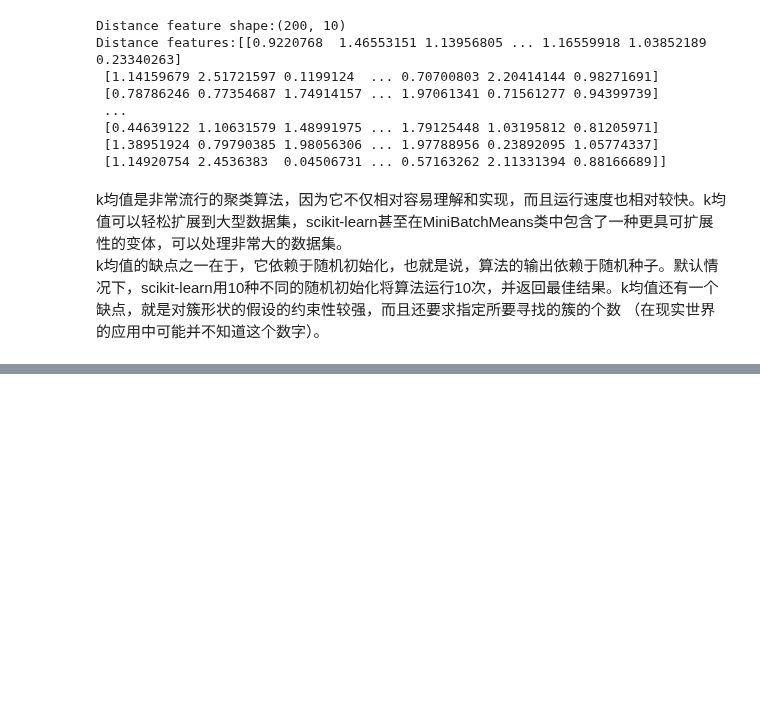
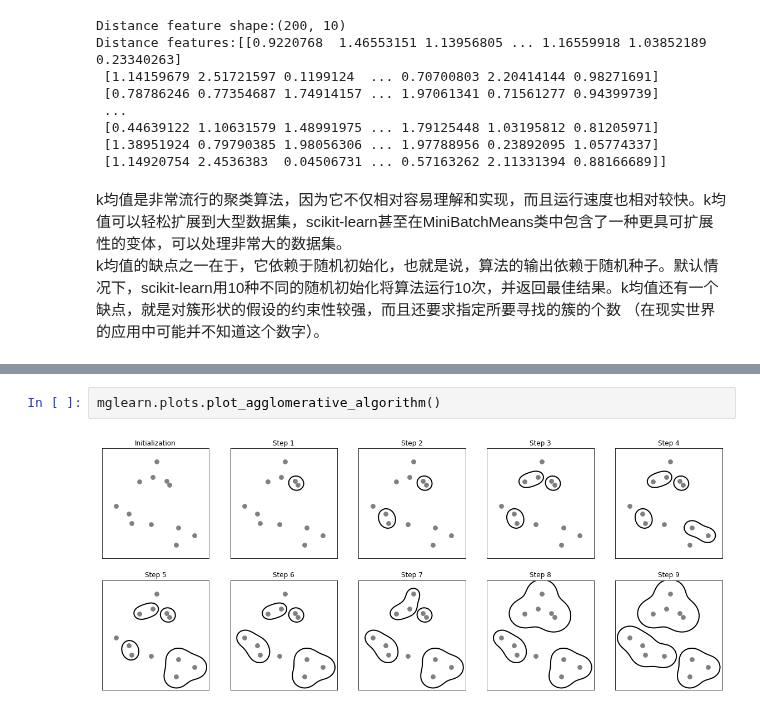
Before and after one commit to foragile/introduction_to_machine_learning_with_python, a Jupyter notebook: chapter03/无监督学习.ipynb, the cells around one changed output, grey strips where cells are left out. Drawn from its saved outputs; the diff is of its cells as text; blank space fills up the shorter version.

```diff
--- a/chapter03/无监督学习.ipynb
+++ b/chapter03/无监督学习.ipynb
@@ -896,0 +906,4 @@ k均值的缺点之一在于，它依赖于随机初始化，也就是说，算
+# %%
+mglearn.plots.plot_agglomerative_algorithm()
+# %% [output]
+[figure, added]
```
Also changed, not shown: parts of 14 cells of this notebook.
